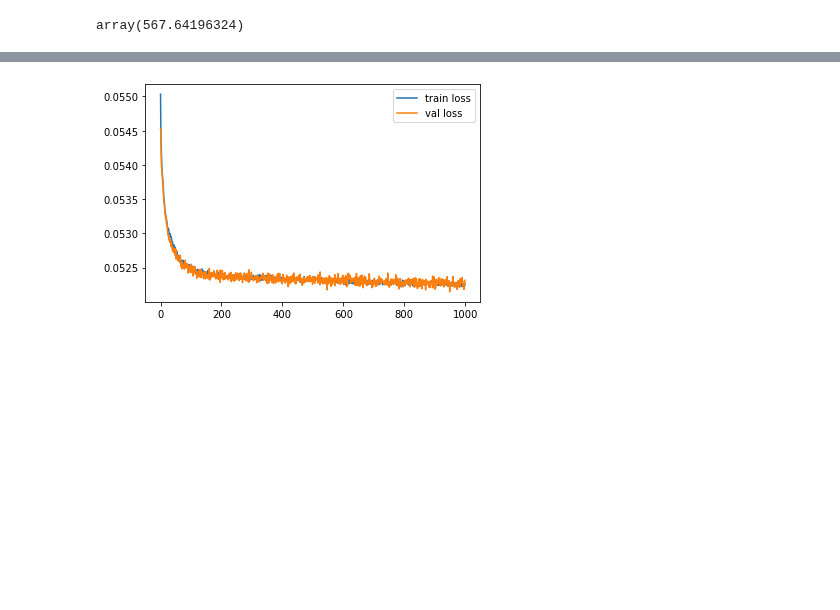
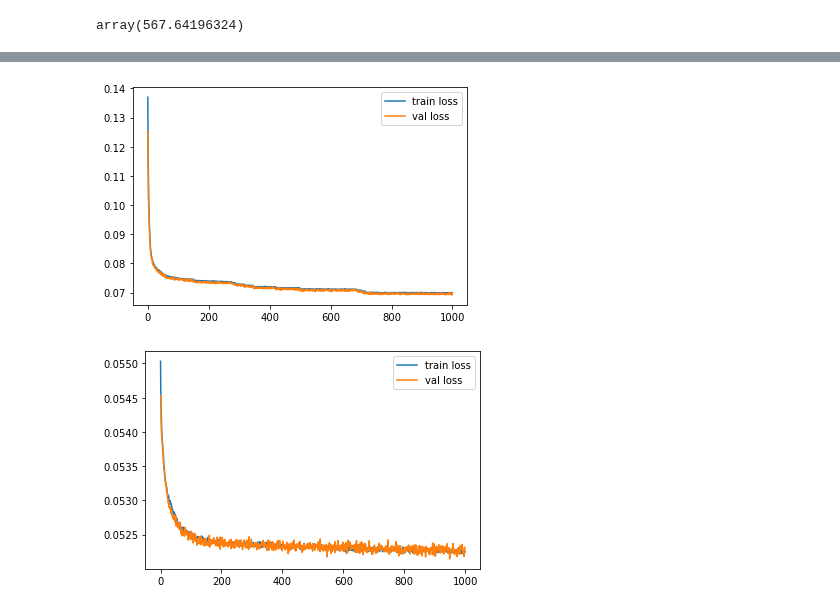
Before and after one commit to glory-99/simulation-based-inference, a Jupyter notebook: inference.ipynb, the cells around one changed output, grey strips where cells are left out. Cells and saved outputs as stored; diff of their text form; code cells hidden in the pictures; blank space fills up the shorter version.

```diff
--- a/inference.ipynb
+++ b/inference.ipynb
@@ -15,6 +15,11 @@ X = np.load('./data/X_rho0_N50_p200.npy')
 normalize_c = np.load('./data/normalize_constant_rho0.npy')
 train_losses = np.load('./results/train_losses_rho0.npy')
 val_losses = np.load('./results/val_losses_rho0.npy')
+# %%
+train_losses_rho06 = np.load('./results/train_losses_rho06.npy')
+val_losses_rho06 = np.load('./results/val_losses_rho06.npy')
+X_rho06 = np.load('./data/X_rho06_N50_p200.npy')
+normalize_c_rho_06 = np.load('./data/normalize_constant_rho06.npy')
 # %%
 class Generator(object):
     def __init__(self, p, theta, beta_range, N, X, cat_XtY=False) -> None:
@@ -108,3 +126,10 @@ plt.show()
+# %%
+plt.plot(range(train_losses_rho06.shape[0]), train_losses_rho06)
+plt.plot(range(train_losses_rho06.shape[0]), val_losses_rho06)
+plt.legend(['train loss', 'val loss'], loc="upper right")
+plt.show()
+# %% [output]
+[figure, added]
 # %%
 plt.plot(range(train_losses_promax.shape[0]), train_losses_promax)
 plt.plot(range(train_losses_promax.shape[0]), val_losses_promax)
```
Also changed, not shown: parts of 68 cells of this notebook, 18 other files.
